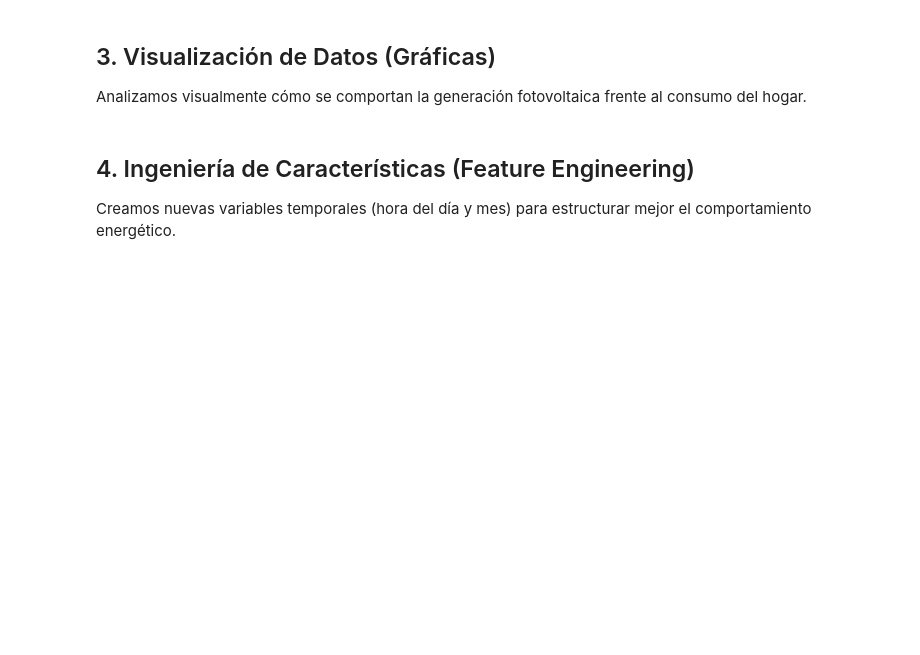
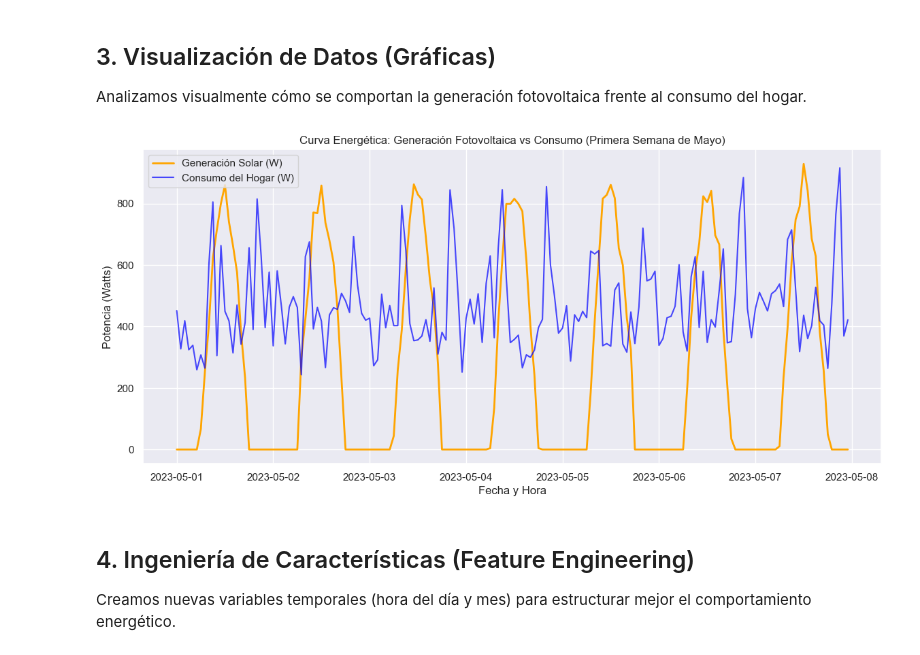
Before and after one commit to proyectotalentosinfronteras/Start-Energy-AI, a Jupyter notebook: notebooks/Start Energy AI - Proyecto Módulo 6.ipynb, the cells around one changed output. Saved outputs shown, nothing was run; the diff lists cells and outputs as text; code cells hidden in the pictures; blank space fills up the shorter version.

```diff
--- a/notebooks/Start Energy AI - Proyecto Módulo 6.ipynb
+++ b/notebooks/Start Energy AI - Proyecto Módulo 6.ipynb
@@ -84,15 +161,16 @@ df.describe()
 Analizamos visualmente cómo se comportan la generación fotovoltaica frente al consumo del hogar.
 # %%
 #Gráfica de líneas de la primera semana
-Python
 plt.figure(figsize=(14, 6))
 plt.plot(df.index[:168], df['generacion_solar'][:168], label='Generación Solar (W)', color='orange', linewidth=2)
 plt.plot(df.index[:168], df['consumo_hogar'][:168], label='Consumo del Hogar (W)', color='blue', alpha=0.7, linewidth=1.5)
 plt.title('Curva Energética: Generación Fotovoltaica vs Consumo (Primera Semana de Mayo)')
 plt.xlabel('Fecha y Hora')
 plt.ylabel('Potencia (Watts)')
 plt.legend()
 plt.show()
+# %% [output]
+[figure, added]
 # %% [markdown]
 ## 4. Ingeniería de Características (Feature Engineering)
 Creamos nuevas variables temporales (hora del día y mes) para estructurar mejor el comportamiento energético.
```
Also changed, not shown: parts of 11 cells of this notebook, 1 other file.
